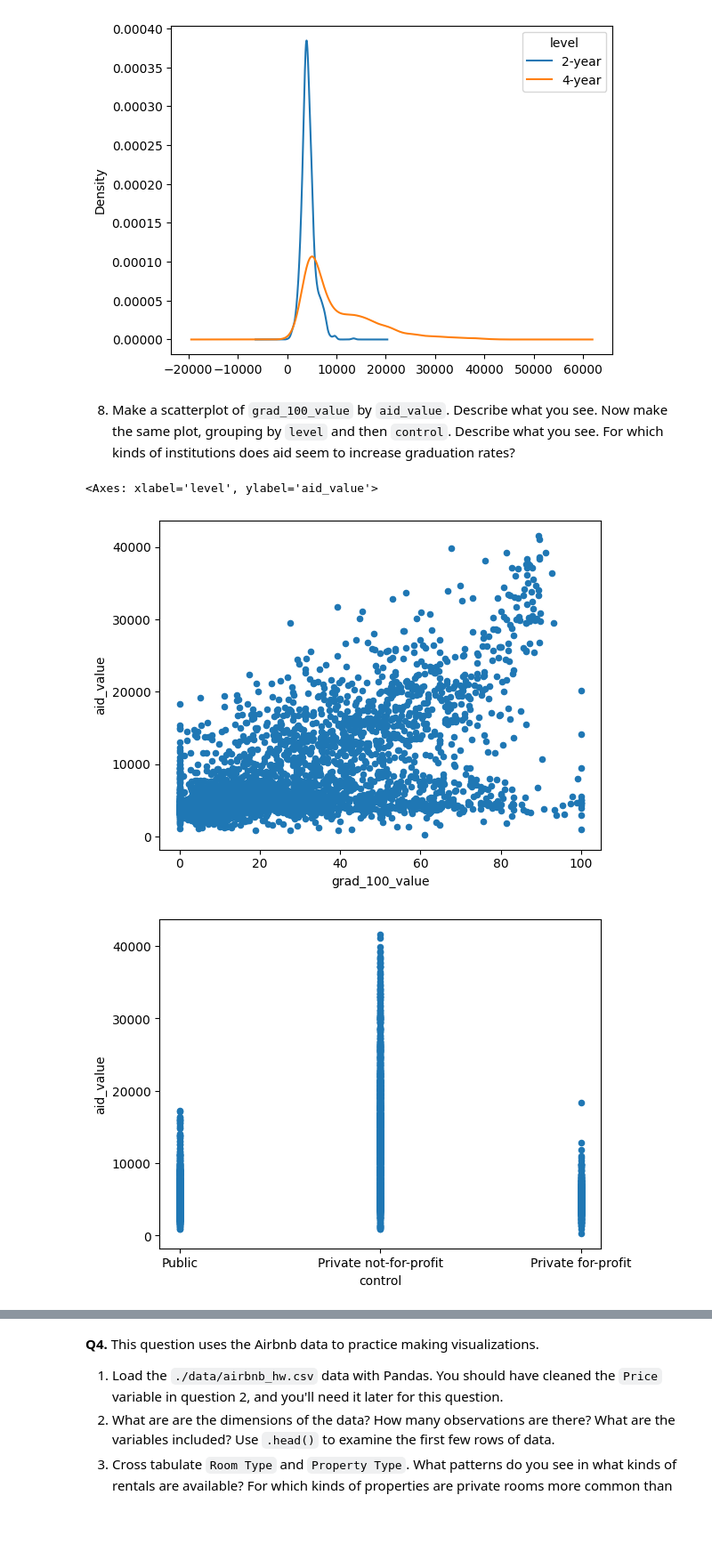
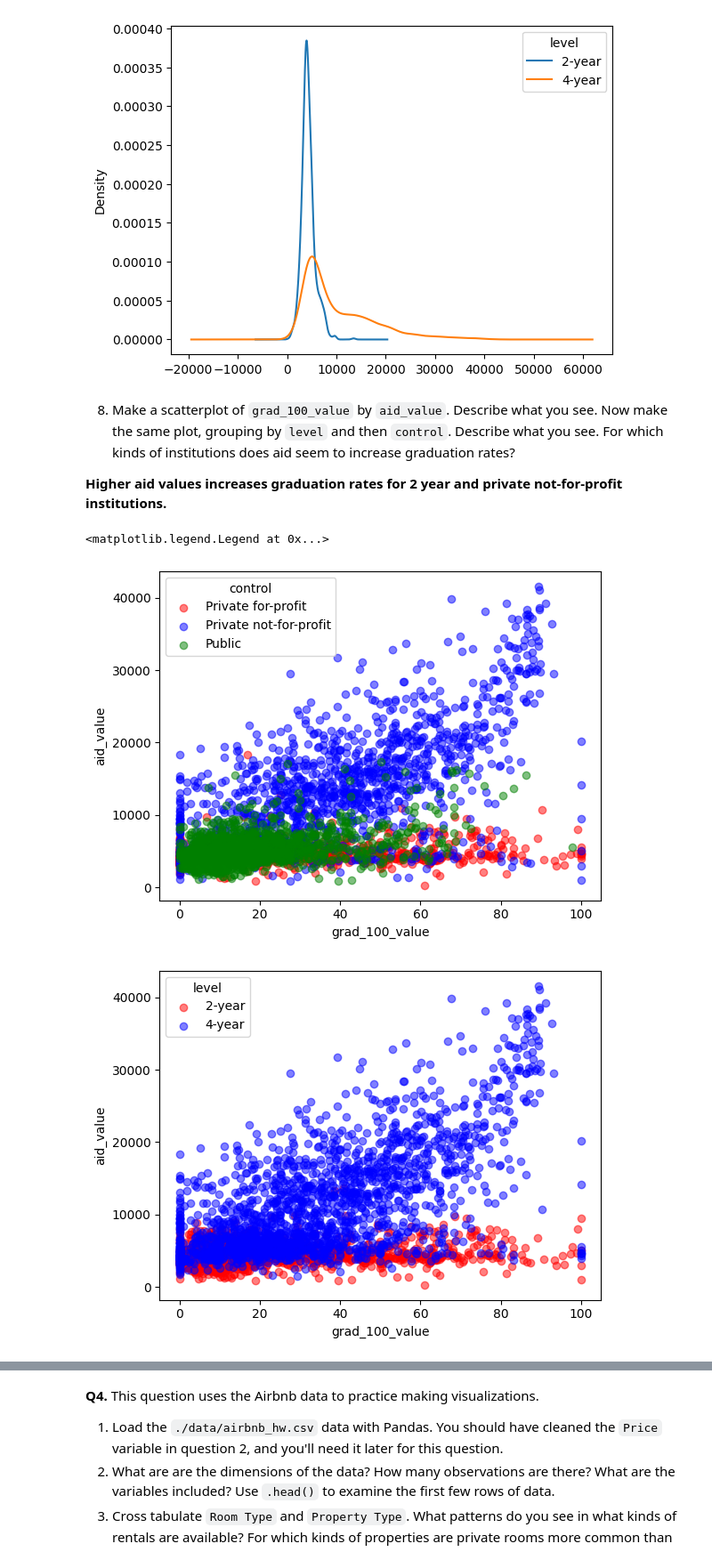
Before and after one commit to amanzanares410/assignment2, a Jupyter notebook: assignment2.ipynb, the cells around one changed output, grey strips where cells are left out. Shown: that part at 89% size. Saved outputs shown, nothing was run; the diff lists cells and outputs as text; code cells hidden in the pictures; blank space fills up the shorter version.

```diff
--- a/assignment2.ipynb
+++ b/assignment2.ipynb
@@ -223,11 +241,39 @@ level
 [figure]
 # %% [markdown]
 8. Make a scatterplot of `grad_100_value` by `aid_value`. Describe what you see. Now make the same plot, grouping by `level` and then `control`. Describe what you see. For which kinds of institutions does aid seem to increase graduation rates?
+
+**Higher aid values increases graduation rates for 2 year and private not-for-profit institutions.**
 # %%
-df.plot.scatter(y=var2, x=var)
-df.plot.scatter(y=var2, x=group_by1)
-df.plot.scatter(y=var2, x=group_by2)
+unique_values = df[group_by1].unique()
+colors = plt.cm.jet(np.linspace(0, 1, len(unique_values)))
+color_map = {'Private for-profit': 'red', 'Private not-for-profit': 'blue', 'Public': 'green'}
+
+fig, ax = plt.subplots()
+
+# Loop through the unique values in the group_by1 column
+for value, color in color_map.items():
+    subset = df[df[group_by1] == value]
+    ax.scatter(subset[var], subset[var2], label=value, color=color, alpha=0.5)
+
+ax.set_xlabel(var)
+ax.set_ylabel(var2)
+ax.legend(title=group_by1)
+
+unique_values = df[group_by2].unique()
+colors = plt.cm.jet(np.linspace(0, 1, len(unique_values)))
+color_map = {'2-year': 'red', '4-year': 'blue'}
+
+fig, ax = plt.subplots()
+
+# Loop through the unique values in the group_by1 column
+for value, color in color_map.items():
+    subset = df[df[group_by2] == value]
+    ax.scatter(subset[var], subset[var2], label=value, color=color, alpha=0.5)
+
+ax.set_xlabel(var)
+ax.set_ylabel(var2)
+ax.legend(title=group_by2)
 # %% [output]
-<Axes: xlabel='level', ylabel='aid_value'>
+<matplotlib.legend.Legend at 0x...>
-[figure, old version]
+[figure, new version]
-[figure, old version]
+[figure, new version]
```
Also changed, not shown: parts of 3 cells of this notebook.
